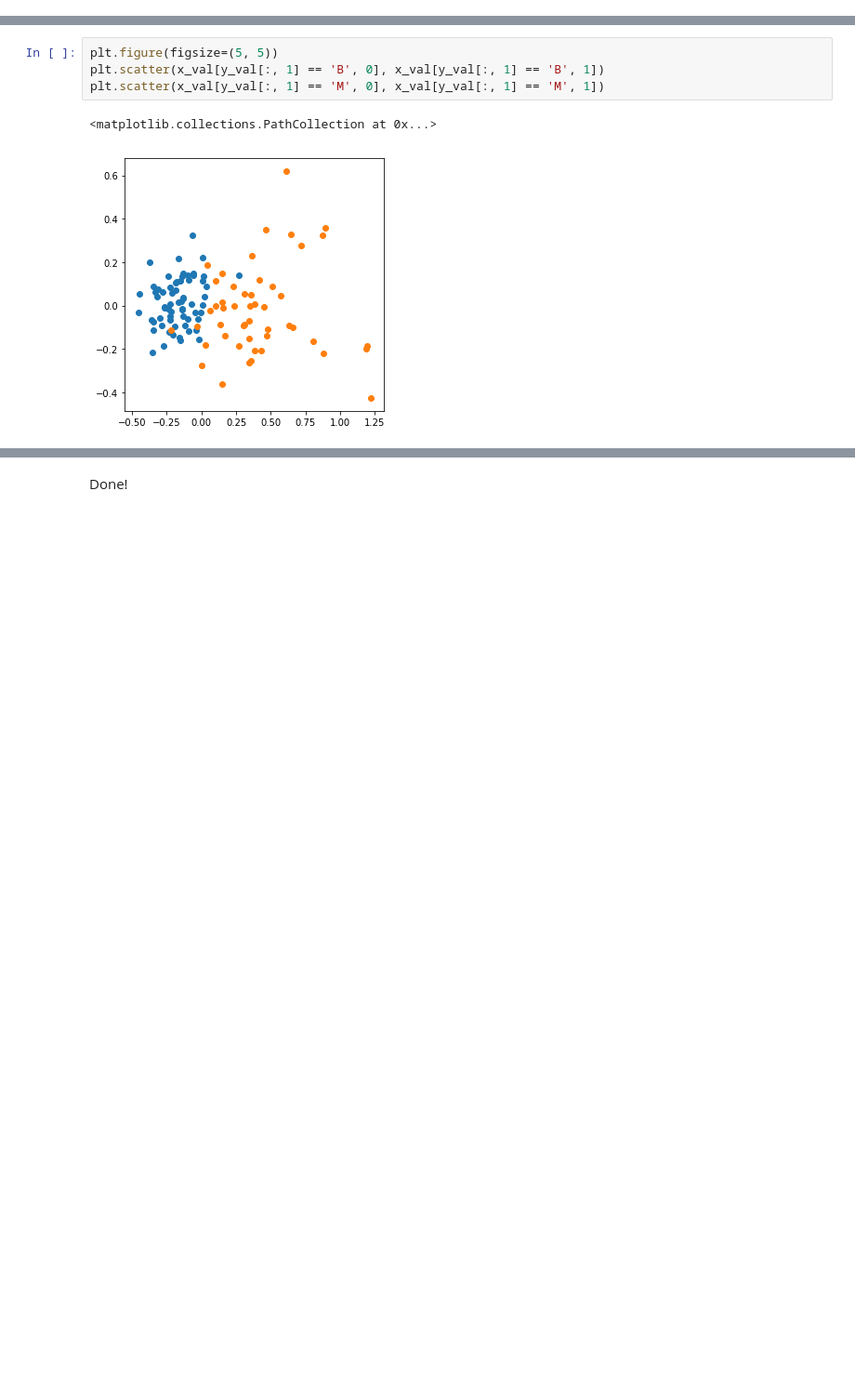
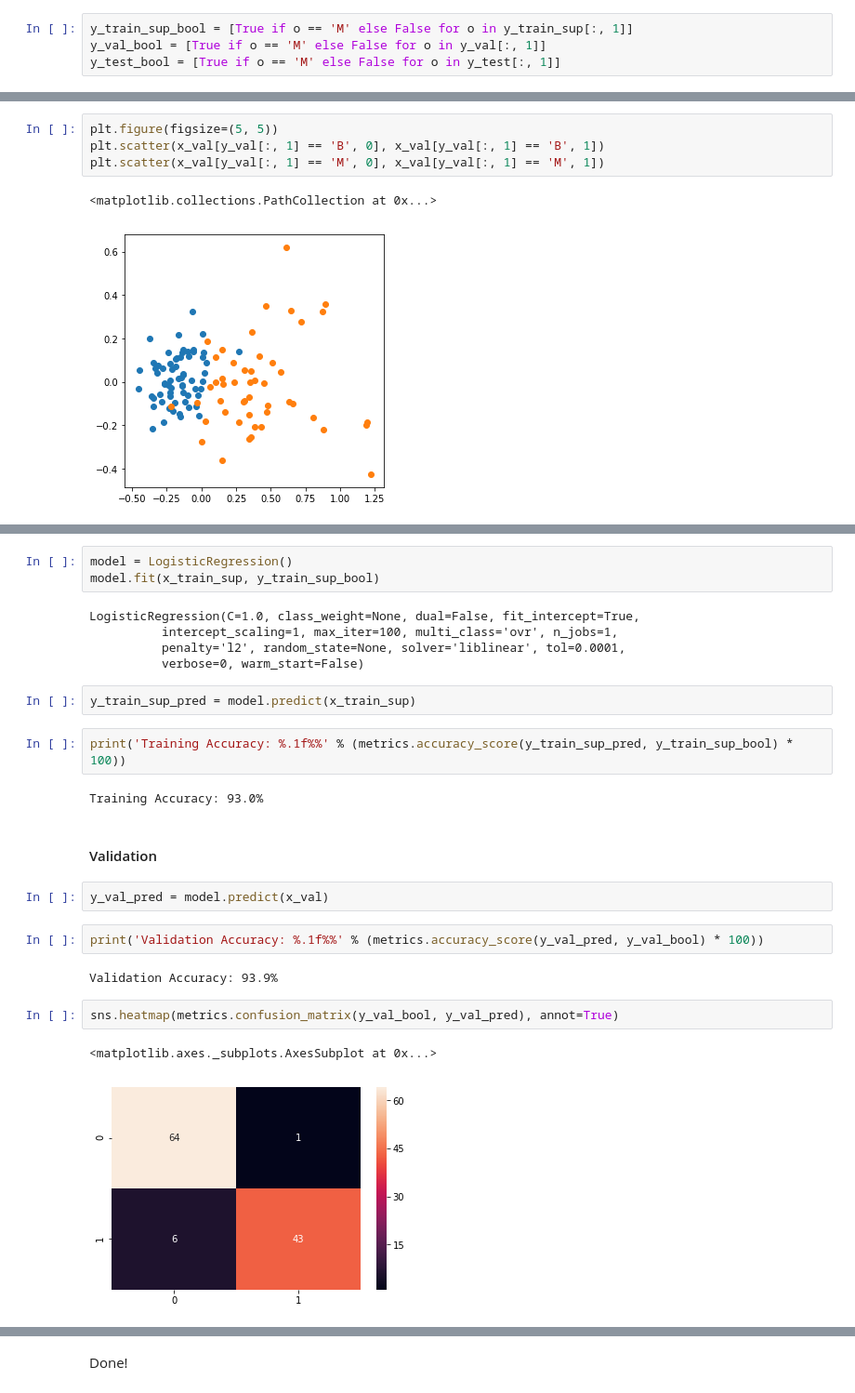
Before and after one commit to leoniloris/Visualization-In-Data-Science, a Jupyter notebook: ensembles/comparing-supervised-methods.ipynb, the cells around one changed output, grey strips where cells are left out. Shown at 93% size. Saved outputs shown, nothing was run; the diff lists cells and outputs as text; blank space fills up the shorter version.

```diff
--- a/ensembles/comparing-supervised-methods.ipynb
+++ b/ensembles/comparing-supervised-methods.ipynb
@@ -33,6 +33,10 @@ x = d.preprocess_data(x)
 # %%
 (x_train_sup, y_train_sup), (x_train_unsup, y_train_unsup), (x_val, y_val), (x_test, y_test) = \
                                                                         d.split_train_val_test_sup_unsup(x, y, train_perc=0.6)
+# %%
+y_train_sup_bool = [True if o == 'M' else False for o in y_train_sup[:, 1]]
+y_val_bool = [True if o == 'M' else False for o in y_val[:, 1]]
+y_test_bool = [True if o == 'M' else False for o in y_test[:, 1]]
 # %%
 print('# Examples for training supervised methods:', len(x_train_sup))
 print('# Examples for training unsupervised methods:', len(x_train_unsup))
@@ -65,0 +79,27 @@ plt.scatter(x_val[y_val[:, 1] == 'M', 0], x_val[y_val[:, 1] == 'M', 1])
+# %%
+model = LogisticRegression()
+model.fit(x_train_sup, y_train_sup_bool)
+# %% [output]
+LogisticRegression(C=1.0, class_weight=None, dual=False, fit_intercept=True,
+          intercept_scaling=1, max_iter=100, multi_class='ovr', n_jobs=1,
+          penalty='l2', random_state=None, solver='liblinear', tol=0.0001,
+          verbose=0, warm_start=False)
+# %%
+y_train_sup_pred = model.predict(x_train_sup)
+# %%
+print('Training Accuracy: %.1f%%' % (metrics.accuracy_score(y_train_sup_pred, y_train_sup_bool) * 100))
+# %% [output]
+Training Accuracy: 93.0%
+# %% [markdown]
+#### Validation
+# %%
+y_val_pred = model.predict(x_val)
+# %%
+print('Validation Accuracy: %.1f%%' % (metrics.accuracy_score(y_val_pred, y_val_bool) * 100))
+# %% [output]
+Validation Accuracy: 93.9%
+# %%
+sns.heatmap(metrics.confusion_matrix(y_val_bool, y_val_pred), annot=True)
+# %% [output]
+<matplotlib.axes._subplots.AxesSubplot at 0x...>
+[figure, added]
```
Also changed, not shown: parts of 33 cells of this notebook, 3 other files.
